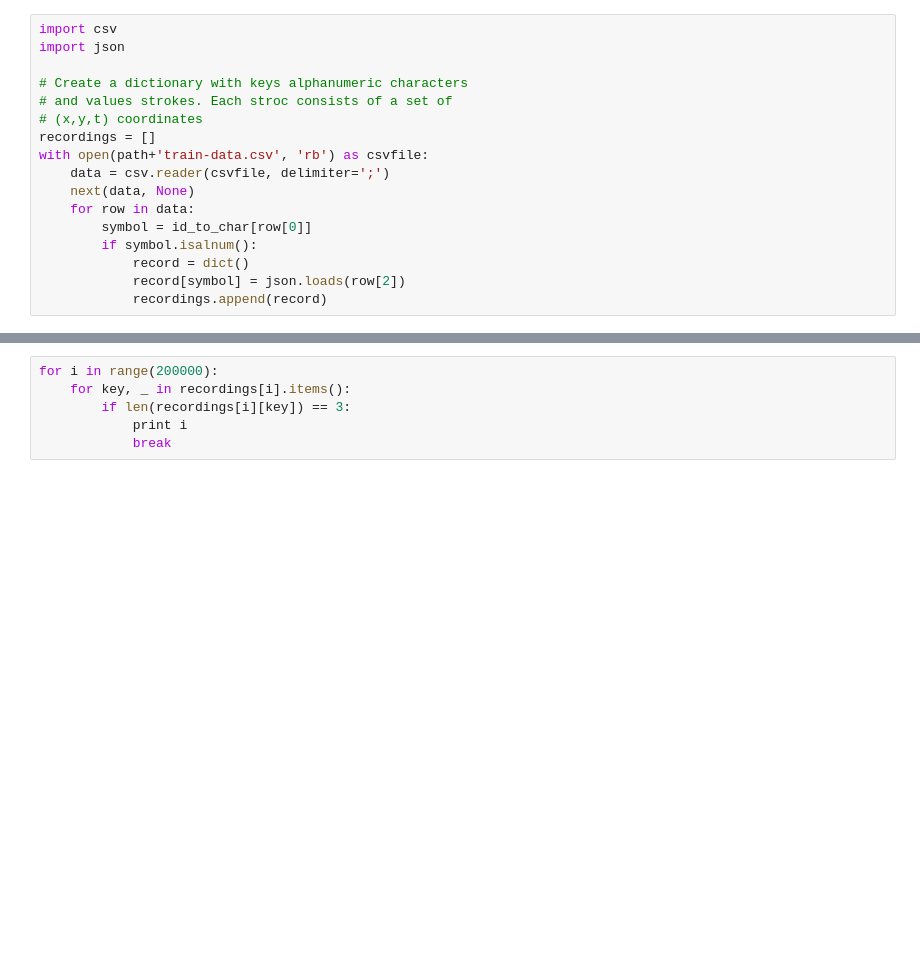
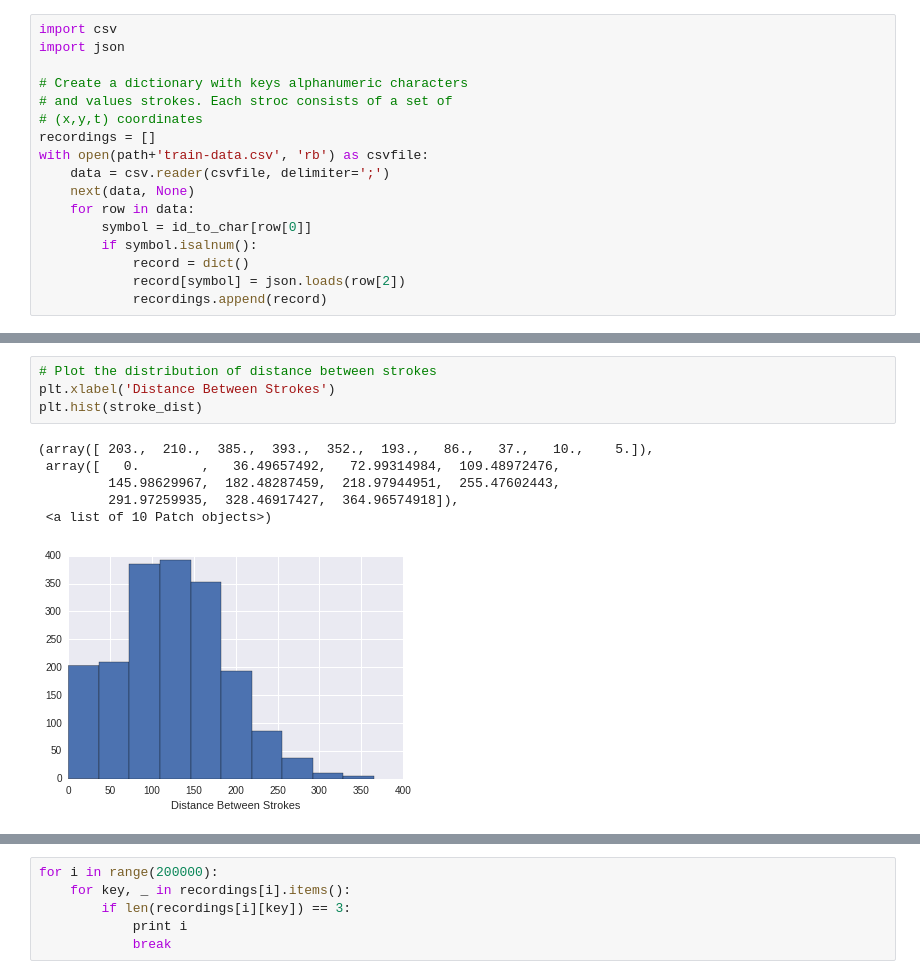
Before and after one commit to reza-asad/Hand-Writing-Recognition, a Jupyter notebook: model_evaluation/english_character_recognition.ipynb, the cells around one changed output, grey strips where cells are left out. Cells and saved outputs as stored; diff of their text form; blank space fills up the shorter version.

```diff
--- a/model_evaluation/english_character_recognition.ipynb
+++ b/model_evaluation/english_character_recognition.ipynb
@@ -190,0 +208,11 @@ with open(path+'train-data.csv', 'rb') as csvfile:
+# %%
+# Plot the distribution of distance between strokes
+plt.xlabel('Distance Between Strokes')
+plt.hist(stroke_dist)
+# %% [output]
+(array([ 203.,  210.,  385.,  393.,  352.,  193.,   86.,   37.,   10.,    5.]),
+ array([   0.        ,   36.49657492,   72.99314984,  109.48972476,
+         145.98629967,  182.48287459,  218.97944951,  255.47602443,
+         291.97259935,  328.46917427,  364.96574918]),
+ <a list of 10 Patch objects>)
+[figure, added]
```
Also changed, not shown: parts of 5 cells of this notebook.
